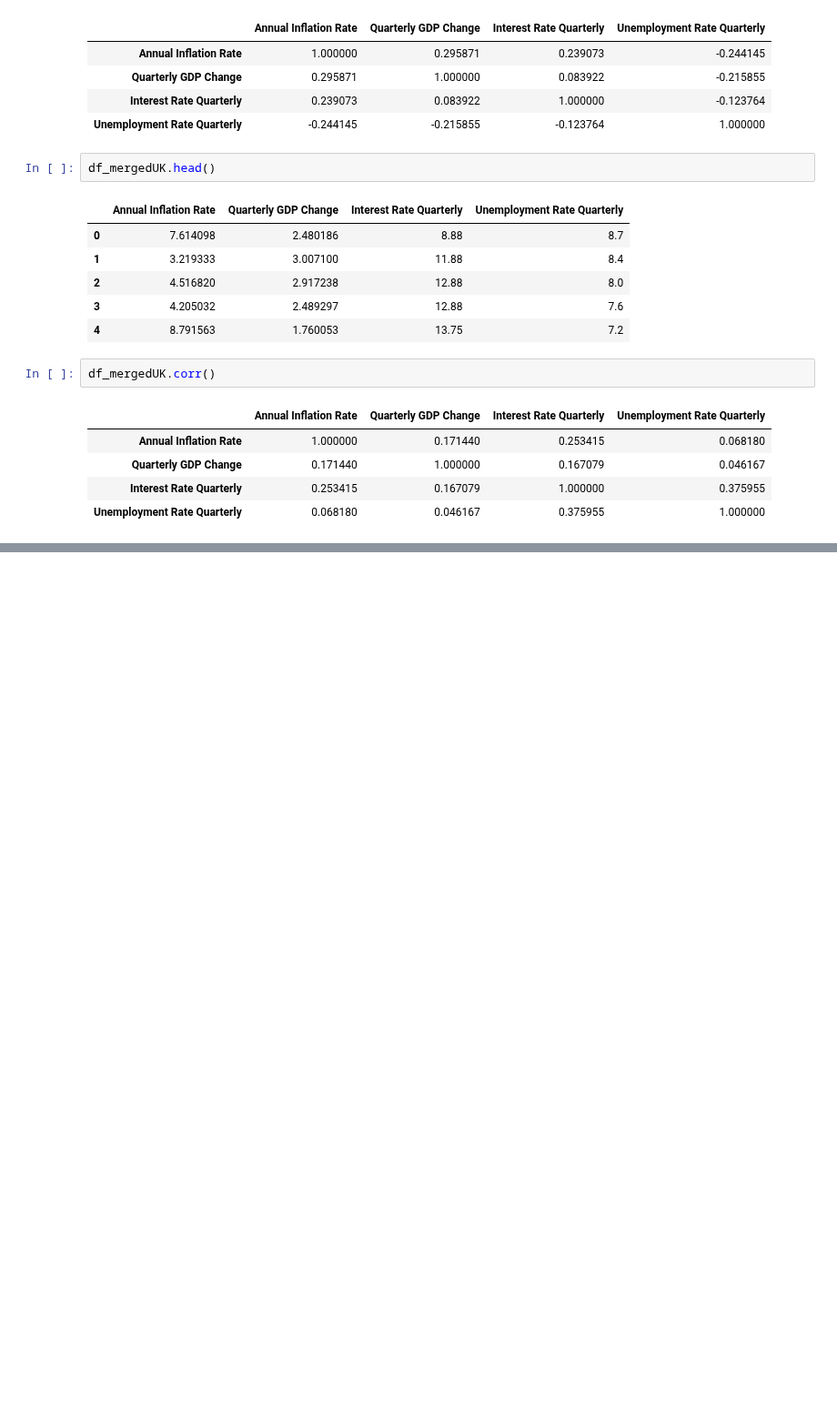
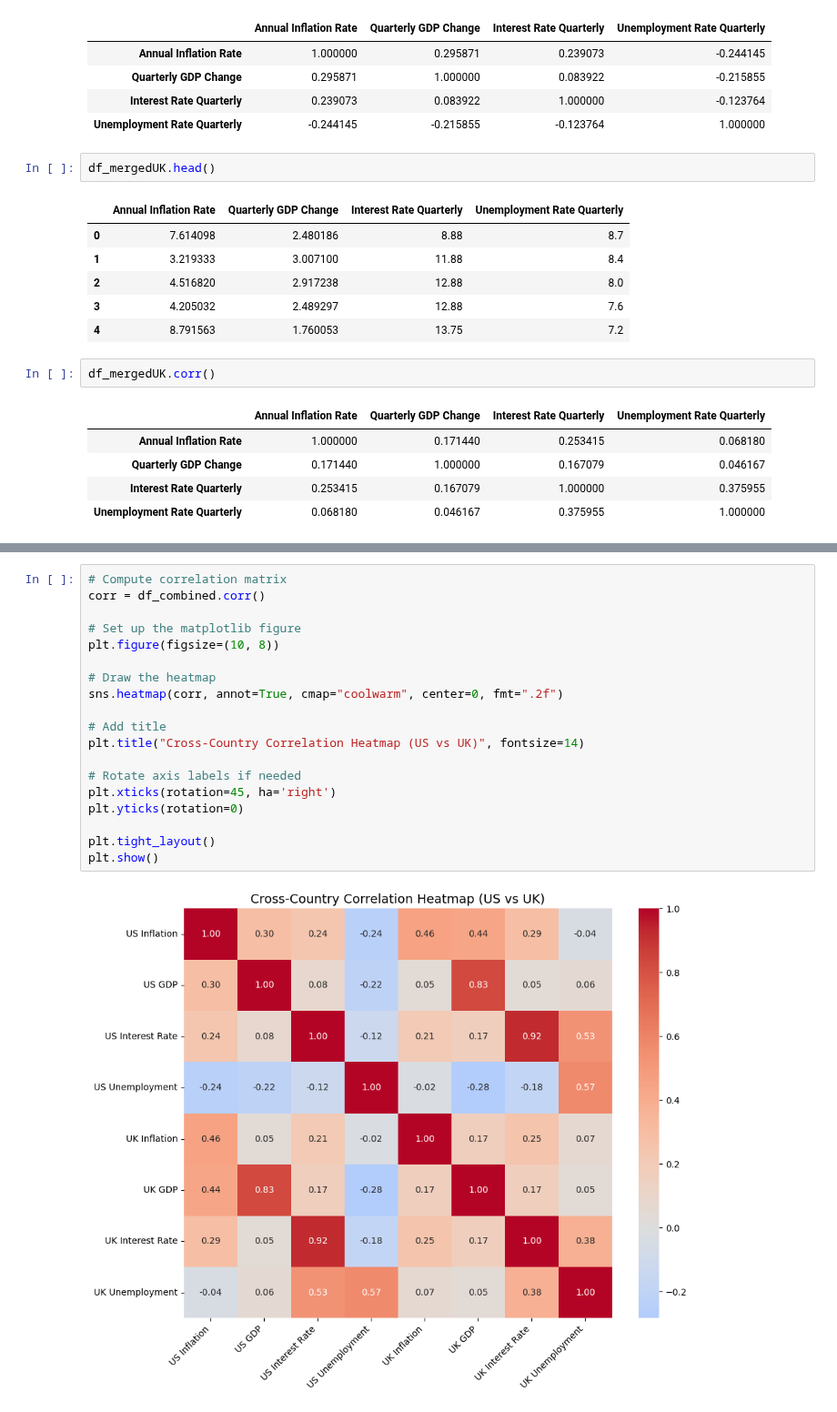
Before and after one commit to gagrawal009/FE5213-Quantitative-Macroeconomics-with-Python, a Jupyter notebook: Part 2/Correlation.ipynb, the cells around one changed output, grey strips where cells are left out. Shown at 91% size. Cells and saved outputs as stored; diff of their text form; blank space fills up the shorter version.

```diff
--- a/Part 2/Correlation.ipynb
+++ b/Part 2/Correlation.ipynb
@@ -56,0 +81,21 @@ plt.show()
+# %%
+# Compute correlation matrix
+corr = df_combined.corr()
+
+# Set up the matplotlib figure
+plt.figure(figsize=(10, 8))
+
+# Draw the heatmap
+sns.heatmap(corr, annot=True, cmap="coolwarm", center=0, fmt=".2f")
+
+# Add title
+plt.title("Cross-Country Correlation Heatmap (US vs UK)", fontsize=14)
+
+# Rotate axis labels if needed
+plt.xticks(rotation=45, ha='right')
+plt.yticks(rotation=0)
+
+plt.tight_layout()
+plt.show()
+# %% [output]
+[figure, added]
```
Also changed, not shown: parts of 2 cells of this notebook.
